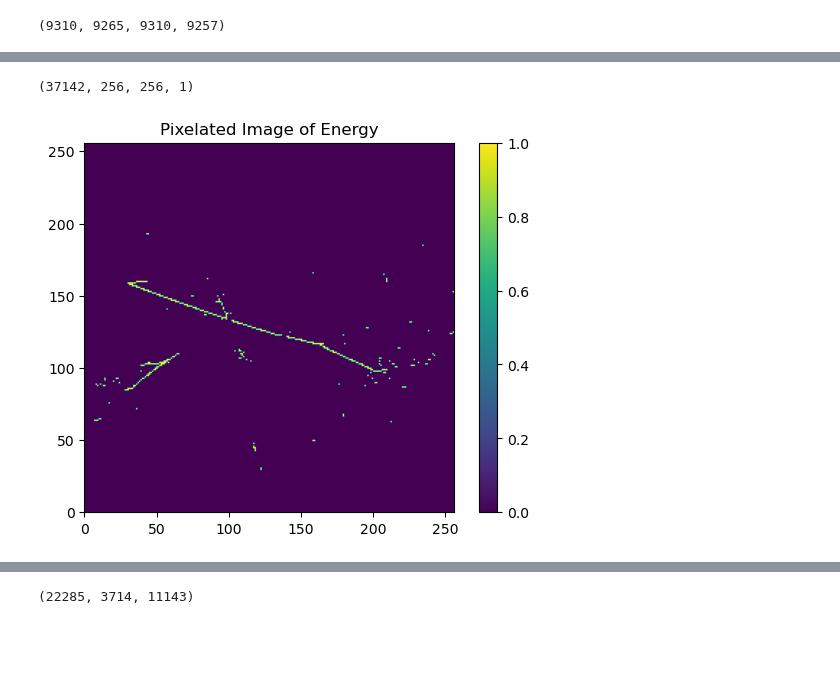
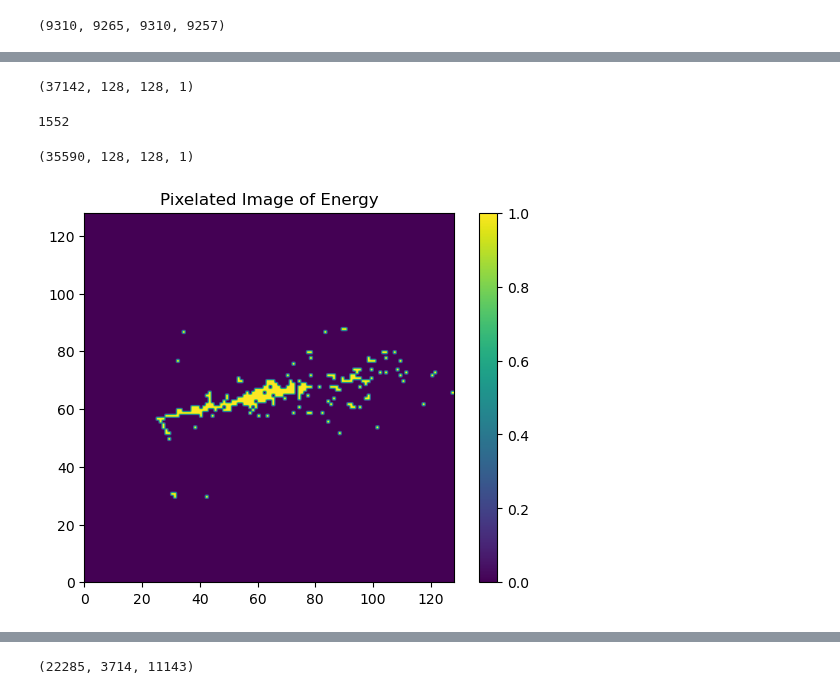
Before and after one commit to mohummudh/neutrinos-dune, a Jupyter notebook: mohammed/CNN/visuals.ipynb, the cells around one changed output, grey strips where cells are left out. Drawn from its saved outputs; the diff is of its cells as text; code cells hidden in the pictures; blank space fills up the shorter version.

Commit message:
checking with 4 files

```diff
--- a/mohammed/CNN/visuals.ipynb
+++ b/mohammed/CNN/visuals.ipynb
@@ -96,8 +107,8 @@ def imagenew(numbers_list, views_list):
                 minusz = np.floor(vz)-180
                 plusz = np.floor(vz)+20
 
-            matrix, _, _ = np.histogram2d(x, z, bins=256, range=[[minusx, plusx], [minusz, plusz]], weights=adc)
-            matrix = (matrix > 0).astype(np.uint8).reshape(256, 256, 1)
+            matrix, _, _ = np.histogram2d(x, z, bins=128, range=[[minusx, plusx], [minusz, plusz]], weights=adc)
+            matrix = (matrix > 0).astype(np.uint8).reshape(128, 128, 1)
             images.append(matrix)
 
     return np.stack(images)
@@ -109,14 +120,36 @@ all_images = imagenew(numbers_list, views_list)
 # %%
 all_images.shape
 # %% [output]
-(37142, 256, 256, 1)
+(37142, 128, 128, 1)
+# %%
+all_images_squeezed = np.squeeze(all_images)
+
+# Check for all-zero matrices in a vectorized manner
+is_all_zero = np.all(all_images_squeezed == 0, axis=(1, 2))
+
+# Indices of all-zero matrices
+all_zeros_indices = np.where(is_all_zero)[0]
+
+len(all_zeros_indices)
+# %% [output]
+1552
+# %%
+# Use this mask to select only the images that are not completely zeros
+keep_images_mask = ~is_all_zero
+
+# Apply this mask to filter out the all-zero images
+filtered_images = all_images[keep_images_mask]
+# %%
+filtered_images.shape
+# %% [output]
+(35590, 128, 128, 1)
 # %%
 # Display the pixelated image
-image_to_display = all_images[3].reshape(256,256)
+image_to_display = filtered_images[32795].reshape(128,128)
 
-plt.imshow(image_to_display, cmap='viridis', origin='lower', extent=[0, 256, 0, 256])
+plt.imshow(image_to_display, cmap='viridis', origin='lower', extent=[0, 128, 0, 128])
 plt.colorbar()
 plt.title('Pixelated Image of Energy')
 plt.show()
 # %% [output]
-[figure, old version]
+[figure, new version]
```
Also changed, not shown: parts of 12 cells of this notebook, 9 other files.
